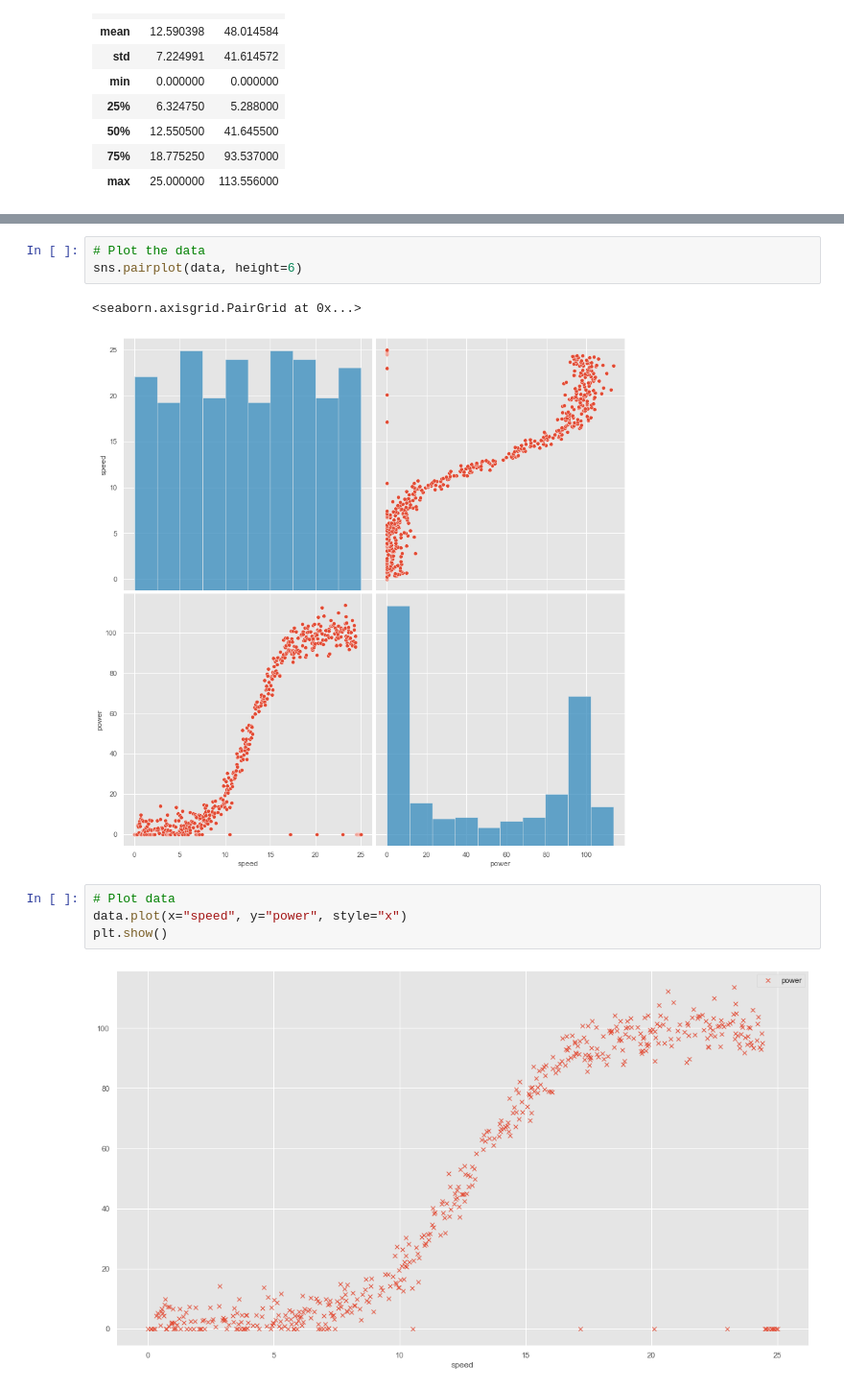
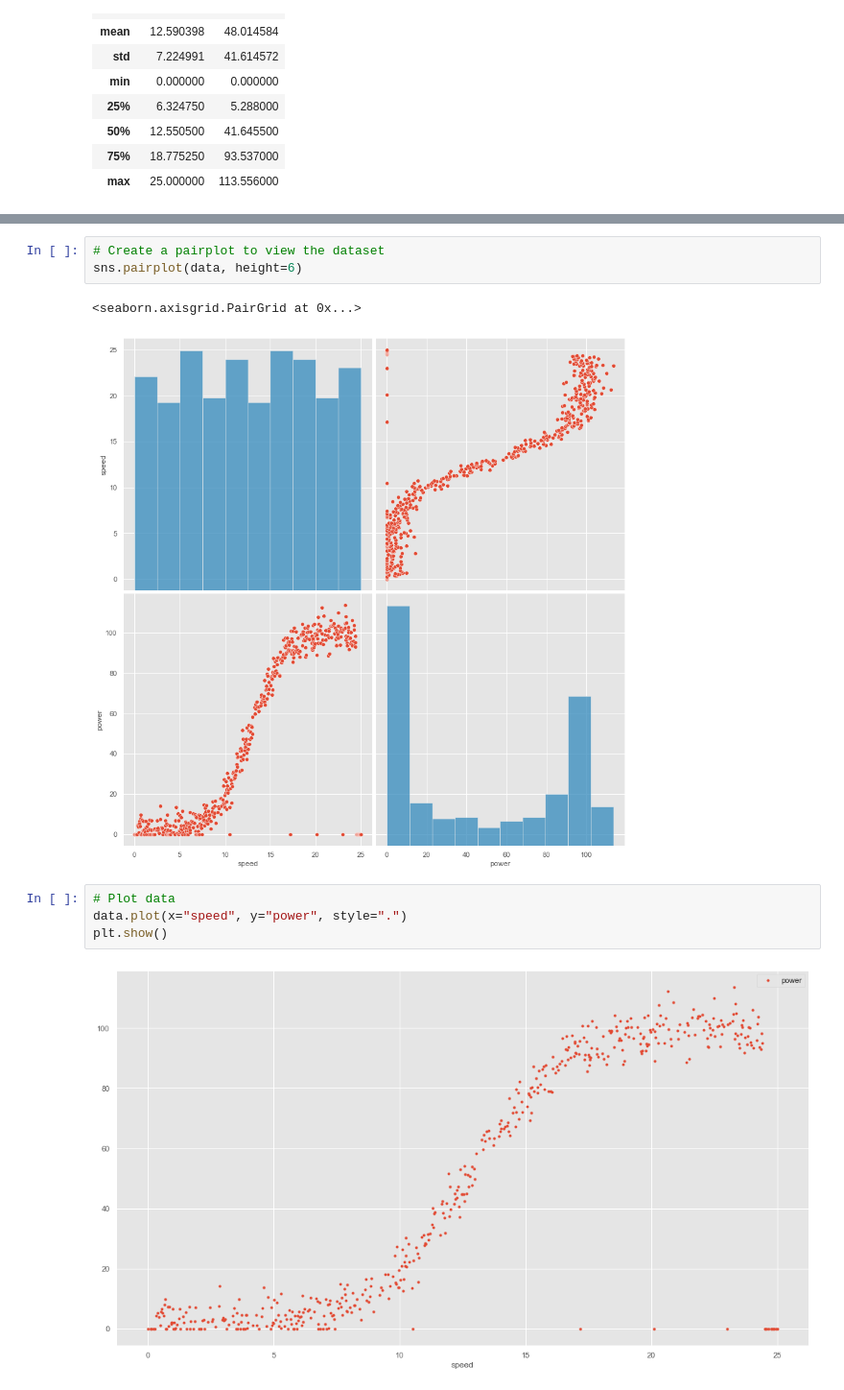
Before and after one commit to dconn20/MachineLearning.Project, a Jupyter notebook: Machine Learning & Statistics Project 2020.ipynb, the cells around one changed output, grey strips where cells are left out. Shown: that part at 96% size. Saved outputs shown, nothing was run; the diff lists cells and outputs as text.

```diff
--- a/Machine Learning & Statistics Project 2020.ipynb
+++ b/Machine Learning & Statistics Project 2020.ipynb
@@ -77,12 +89,12 @@ The dataset file powerproduction.csv contains 500 observations with two variable
 # %%
-# Plot the data
+# Create a pairplot to view the dataset
 sns.pairplot(data, height=6)
 # %% [output]
 <seaborn.axisgrid.PairGrid at 0x...>
 [figure]
 # %%
 # Plot data
-data.plot(x="speed", y="power", style="x")
+data.plot(x="speed", y="power", style=".")
 plt.show()
 # %% [output]
-[figure, old version]
+[figure, new version]
```
Also changed, not shown: parts of 25 cells of this notebook.
